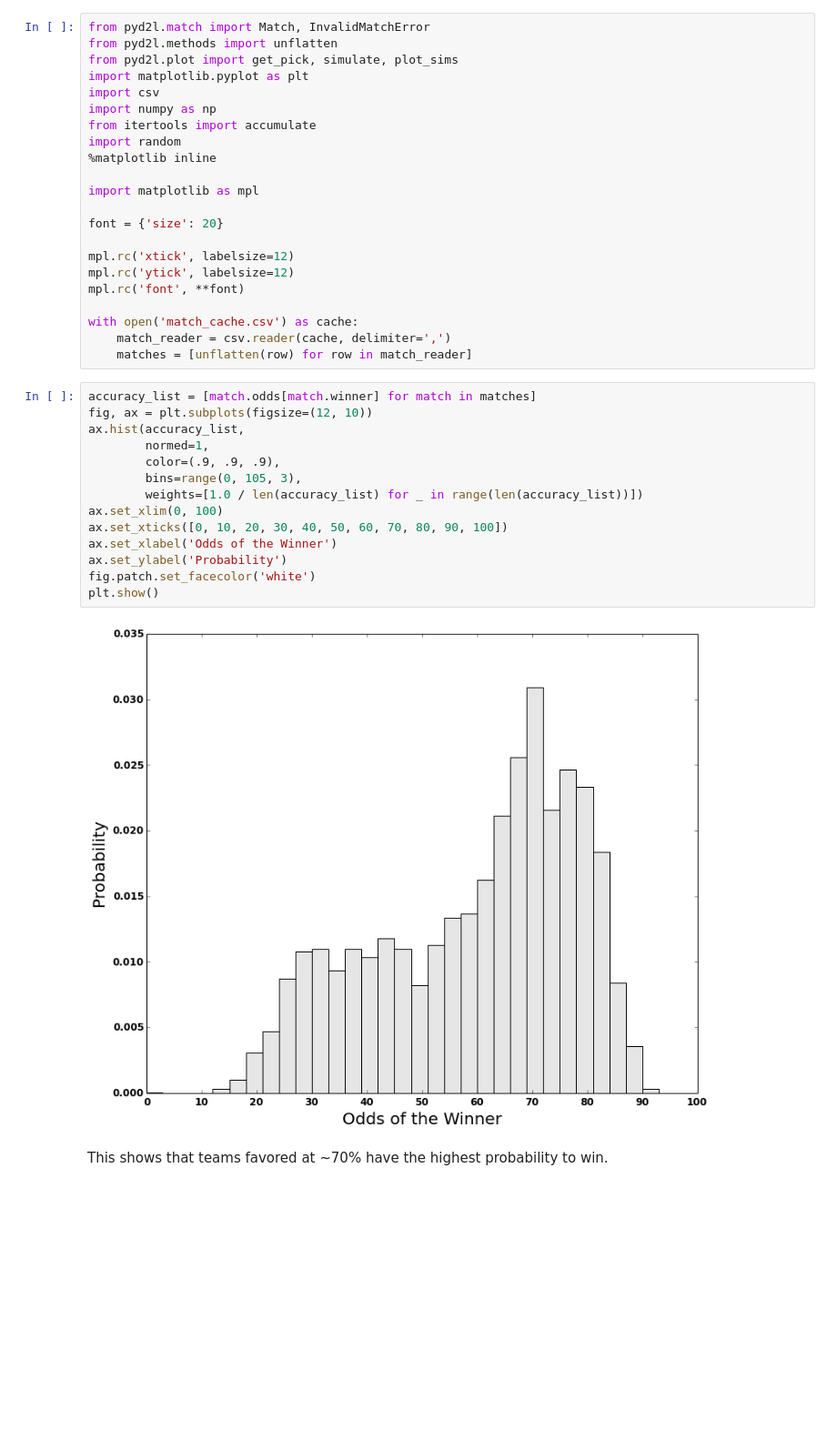
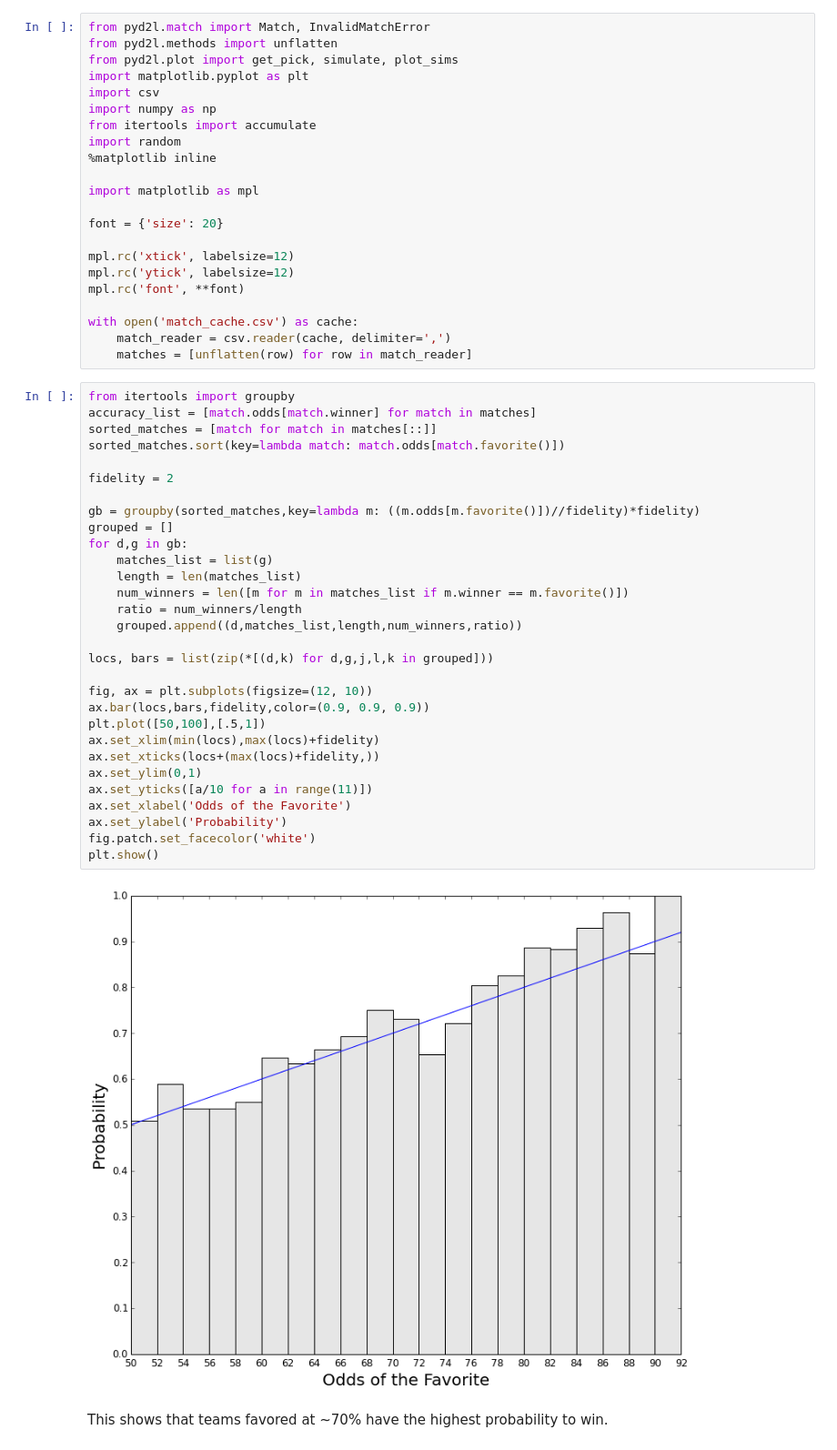
Before and after one commit to andrewzwicky/pyd2l, a Jupyter notebook: PyD2L Match Analysis.ipynb, the cells around one changed output. Shown at 91% size. Cells and saved outputs as stored; diff of their text form; blank space fills up the shorter version.

```diff
--- a/PyD2L Match Analysis.ipynb
+++ b/PyD2L Match Analysis.ipynb
@@ -23,22 +23,38 @@ mpl.rc('font', **font)
 with open('match_cache.csv') as cache:
     match_reader = csv.reader(cache, delimiter=',')
     matches = [unflatten(row) for row in match_reader]
-# %%
-accuracy_list = [match.odds[match.winner] for match in matches]
-fig, ax = plt.subplots(figsize=(12, 10))
-ax.hist(accuracy_list,
-        normed=1,
-        color=(.9, .9, .9),
-        bins=range(0, 105, 3),
-        weights=[1.0 / len(accuracy_list) for _ in range(len(accuracy_list))])
-ax.set_xlim(0, 100)
-ax.set_xticks([0, 10, 20, 30, 40, 50, 60, 70, 80, 90, 100])
-ax.set_xlabel('Odds of the Winner')
-ax.set_ylabel('Probability')
-fig.patch.set_facecolor('white')
-plt.show()
-# %% [output]
-[figure, removed]
+# %%
+from itertools import groupby
+accuracy_list = [match.odds[match.winner] for match in matches]
+sorted_matches = [match for match in matches[::]]
+sorted_matches.sort(key=lambda match: match.odds[match.favorite()])
+
+fidelity = 2
+
+gb = groupby(sorted_matches,key=lambda m: ((m.odds[m.favorite()])//fidelity)*fidelity)
+grouped = []
+for d,g in gb:
+    matches_list = list(g)
+    length = len(matches_list)
+    num_winners = len([m for m in matches_list if m.winner == m.favorite()])
+    ratio = num_winners/length
+    grouped.append((d,matches_list,length,num_winners,ratio))
+
+locs, bars = list(zip(*[(d,k) for d,g,j,l,k in grouped]))
+
+fig, ax = plt.subplots(figsize=(12, 10))
+ax.bar(locs,bars,fidelity,color=(0.9, 0.9, 0.9))
+plt.plot([50,100],[.5,1])
+ax.set_xlim(min(locs),max(locs)+fidelity)
+ax.set_xticks(locs+(max(locs)+fidelity,))
+ax.set_ylim(0,1)
+ax.set_yticks([a/10 for a in range(11)])
+ax.set_xlabel('Odds of the Favorite')
+ax.set_ylabel('Probability')
+fig.patch.set_facecolor('white')
+plt.show()
+# %% [output]
+[figure, added]
 # %% [markdown]
 This shows that teams favored at ~70% have the highest probability to win.
 # %%
```
Also changed, not shown: parts of 4 cells of this notebook, 1 other file.
